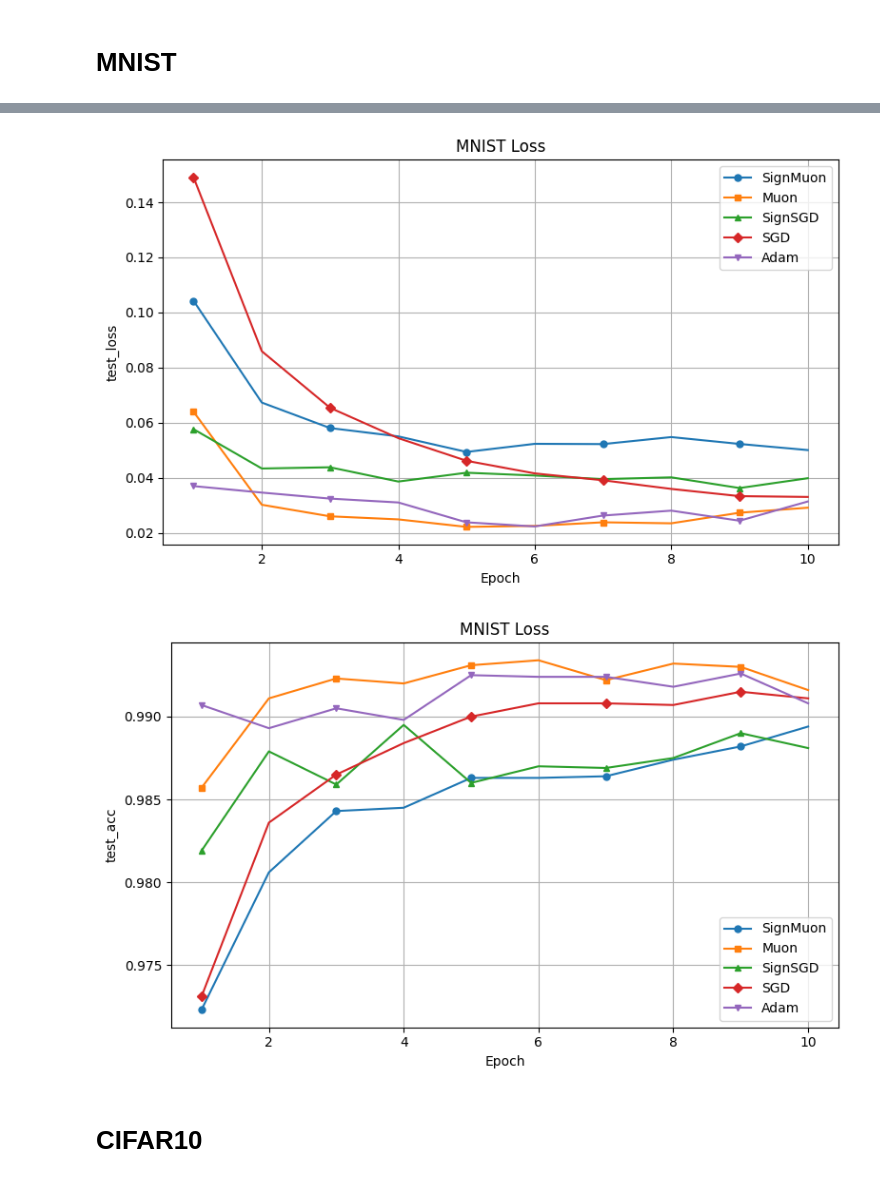
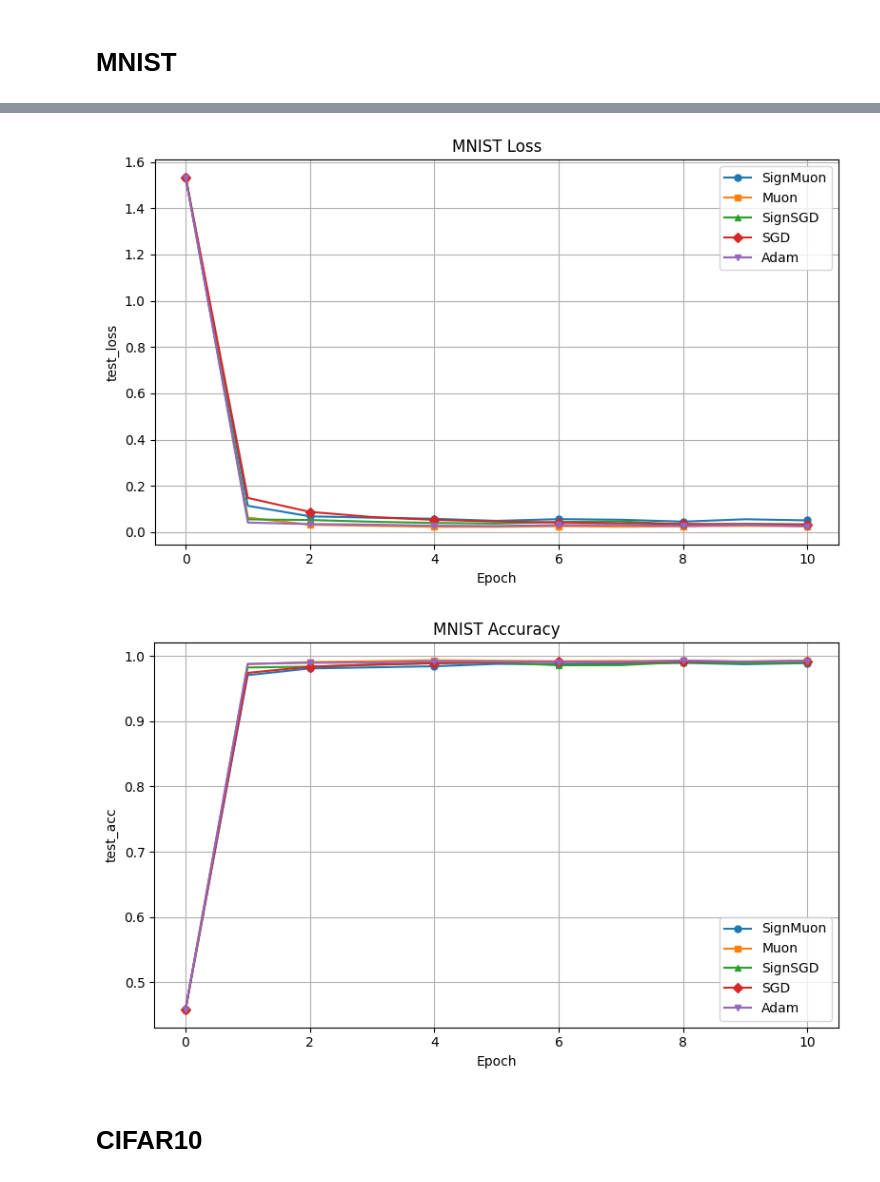
Before and after one commit to intsystems/2026-Project-203, a Jupyter notebook: code/plot.ipynb, the cells around one changed output, grey strips where cells are left out. Saved outputs shown, nothing was run; the diff lists cells and outputs as text; code cells hidden in the pictures.

```diff
--- a/code/plot.ipynb
+++ b/code/plot.ipynb
@@ -52,8 +46,14 @@ def plot_multiple_histories(run_dirs, labels, metric="train_loss", title="compar
 
         history = data["history"]
         values = history[metric]
+        values = np.array(values)
 
-        epochs = np.arange(1, len(values) + 1)
+        if metric == 'train_loss' or metric == 'test_loss':
+            values[0] /= 1.5
+        else:
+            values[0] *= 5
+
+        epochs = np.arange(0, len(values))
 
         plt.plot(
             epochs,
@@ -171,28 +171,28 @@ plot_multiple_histories(
     title="MNIST Loss",
 )
 # %% [output]
-[figure, old version]
+[figure, new version]
 # %%
 plot_multiple_histories(
     run_dirs=[
         "saves/mnist_signmuon",
         "saves/mnist_muon",
         "saves/mnist_signsgd",
         "saves/mnist_sgd",
         "saves/mnist_adam",
     ],
     labels=[
         "SignMuon",
         "Muon",
         "SignSGD",
         "SGD",
         "Adam",
     ],
     metric="test_acc",
-    title="MNIST Loss",
+    title="MNIST Accuracy",
 )
 # %% [output]
-[figure, old version]
+[figure, new version]
 # %% [markdown]
 #  CIFAR10
 # %%
```
Also changed, not shown: parts of 9 cells of this notebook, 7 other files.
